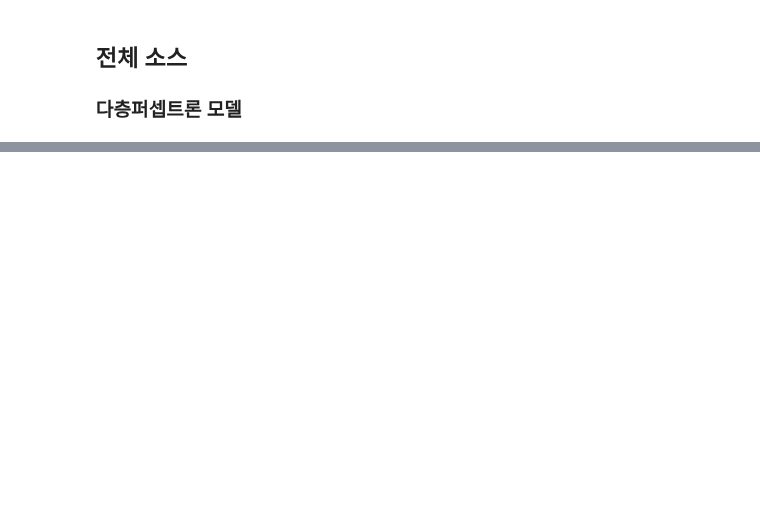
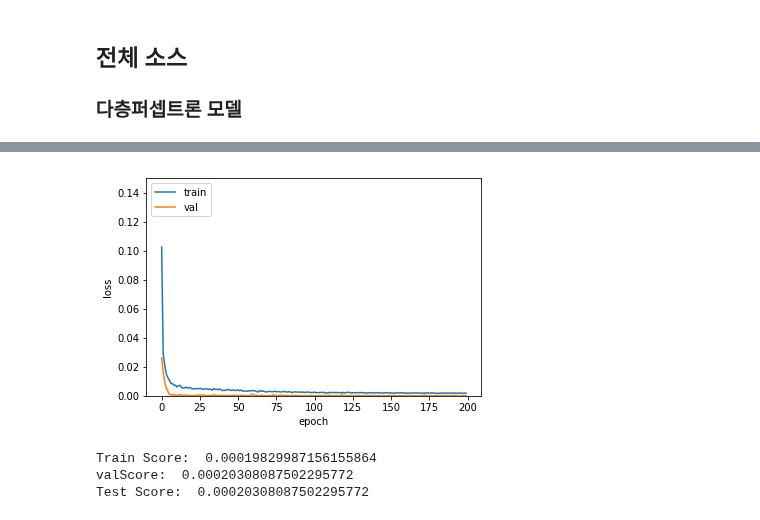
Before and after one commit to NinCastle/Learn-Machine-Learning, a Jupyter notebook: keras/block_keras/2_Layer_conceptual_catching/Time-series_Numerical_Input_Numerical_Prediction_Model.ipynb, the cells around one changed output, grey strips where cells are left out. Saved outputs shown, nothing was run; the diff lists cells and outputs as text; code cells hidden in the pictures; blank space fills up the shorter version.

```diff
--- a/keras/block_keras/2_Layer_conceptual_catching/Time-series_Numerical_Input_Numerical_Prediction_Model.ipynb
+++ b/keras/block_keras/2_Layer_conceptual_catching/Time-series_Numerical_Input_Numerical_Prediction_Model.ipynb
@@ -259,0 +291,27 @@ Test Score :  0.019253243922599052
+# %%
+# 데이터 분리
+train = signal_data[0:800]
+val = signal_data[800:1200]
+test = signal_data[1200:]
+
+# 데이터셋 생성
+x_train, y_train = create_dataset(train, look_back)
+x_val, y_val = create_dataset(val, look_back)
+x_test, y_test = create_dataset(test, look_back)
+
+# 데이터셋 전처리
+x_train = np.reshape(x_train, (x_train.shape[0], x_train.shape[1], 1)) ## shape 아직 공부하지 못함
+x_val = np.reshape(x_val, (x_val.shape[0], x_val.shape[1], 1))
+x_test = np.reshape(x_test, (x_test.shape[0], x_test.shape[1], 1))
+# %%
+# 2.모델 구성하기
+model = Sequential()
+model.add(LSTM(32, input_shape=(None, 1)))
+model.add(Dropout(0.3))
+model.add(Dense(1))
+# %%
+# 3.학습과정 설정하기
+model.compile(loss='mean_squared_error', optimizer='adam')
+# %%
+# 4. 모델 학습시기키
+hist = model.fit(x_train, y_train, epochs=200, batch_size=32, validation_data=(x_val, y_val))
@@ -259,0 +336,26 @@ Test Score :  0.019253243922599052
+# %%
+# 5. 학습과정 살펴보기
+plt.plot(hist.history['loss'])
+plt.plot(hist.history['val_loss'])
+plt.ylim(0.0, 0.15) # plot에서 나타나는 한계 y지정
+plt.ylabel('loss')
+plt.xlabel('epoch')
+plt.legend(['train', 'val'], loc='upper left')
+plt.show()
+# %% [output]
+[figure, added]
+# %%
+# 6. 모델 평가하기
+trainScore = model.evaluate(x_train, y_train, verbose=0)
+model.reset_states()
+print('Train Score: ', trainScore)
+valScore = model.evaluate(x_val, y_val, verbose=0)
+model.reset_states() # 모델 초기화?
+print('valScore: ', valScore)
+testScore = model.evaluate(x_test, y_test, verbose=0)
+model.reset_states()
+print('Test Score: ', testScore)
+# %% [output]
+Train Score:  0.00019829987156155864
+valScore:  0.00020308087502295772
+Test Score:  0.00020308087502295772
```
Also changed, not shown: parts of 10 cells of this notebook.
